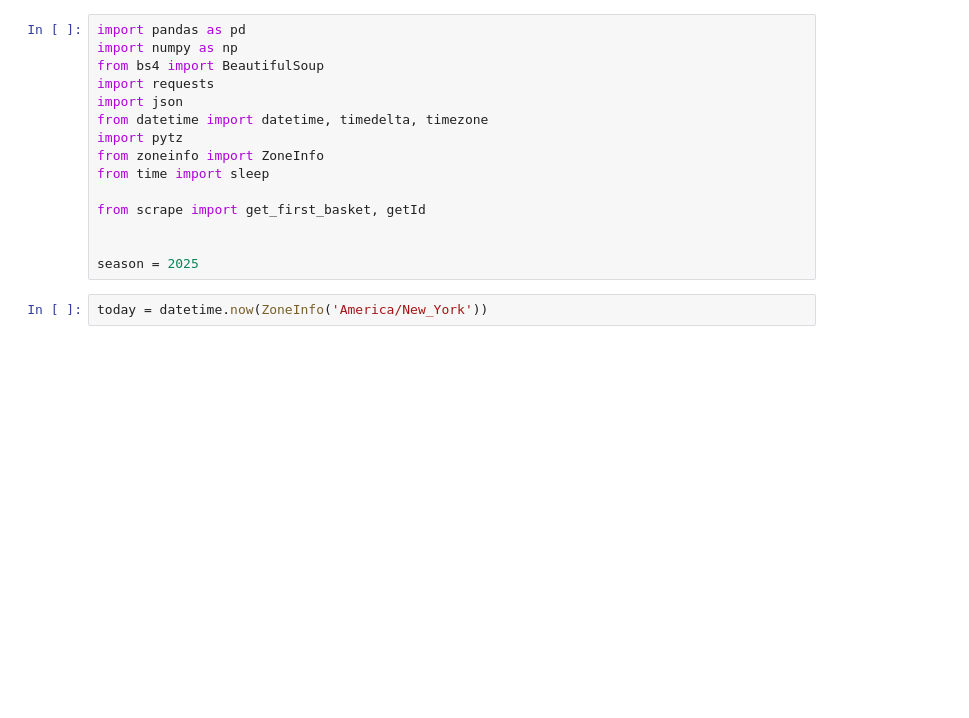
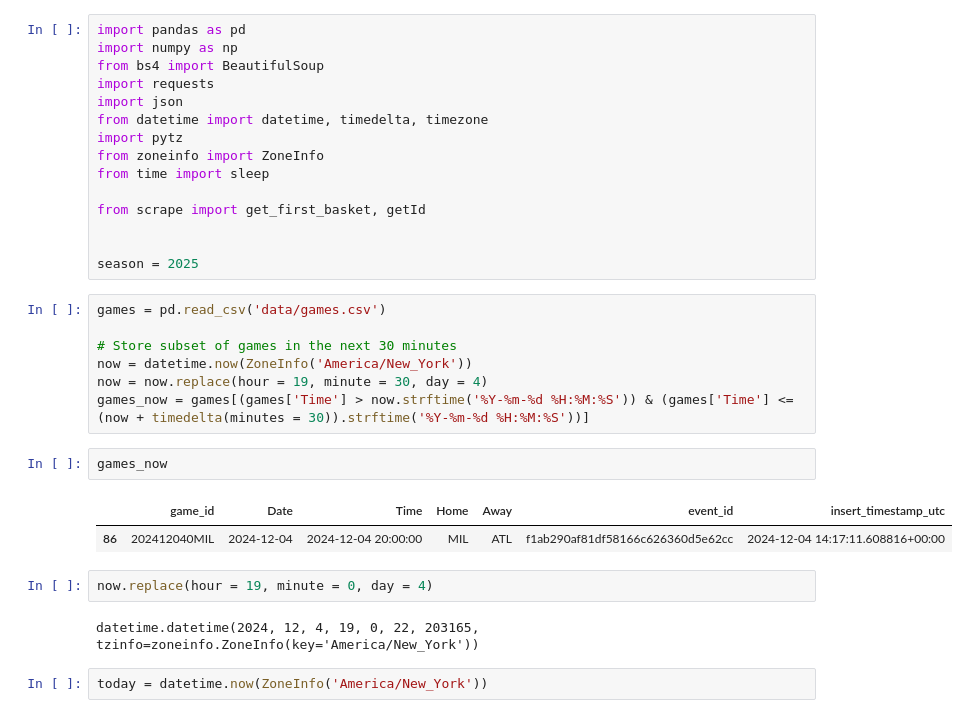
Before and after one commit to martinbog19/LeFirstBasket, a Jupyter notebook: starting_lineups.ipynb, the cells around one changed output. Cells and saved outputs as stored; diff of their text form; blank space fills up the shorter version.

```diff
--- a/starting_lineups.ipynb
+++ b/starting_lineups.ipynb
@@ -17,6 +17,22 @@ from scrape import get_first_basket, getId
 
 
 season = 2025
+# %%
+games = pd.read_csv('data/games.csv')
+
+# Store subset of games in the next 30 minutes
+now = datetime.now(ZoneInfo('America/New_York'))
+now = now.replace(hour = 19, minute = 30, day = 4)
+games_now = games[(games['Time'] > now.strftime('%Y-%m-%d %H:%M:%S')) & (games['Time'] <= (now + timedelta(minutes = 30)).strftime('%Y-%m-%d %H:%M:%S'))]
+# %%
+games_now
+# %% [output]
+|  | game_id | Date | Time | Home | Away | event_id | insert_timestamp_utc |
+| 86 | 202412040MIL | 2024-12-04 | 2024-12-04 20:00:00 | MIL | ATL | f1ab290af81df58166c626360d5e62cc | 2024-12-04 14:17:11.608816+00:00 |
+# %%
+now.replace(hour = 19, minute = 0, day = 4)
+# %% [output]
+datetime.datetime(2024, 12, 4, 19, 0, 22, 203165, tzinfo=zoneinfo.ZoneInfo(key='America/New_York'))
 # %%
 today = datetime.now(ZoneInfo('America/New_York'))
 # %%
```
Also changed, not shown: 2 other files.
